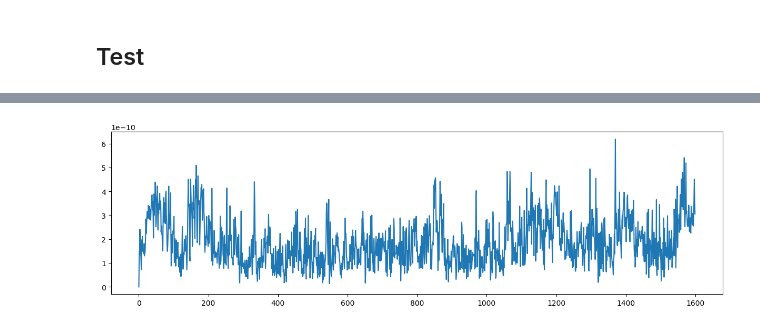
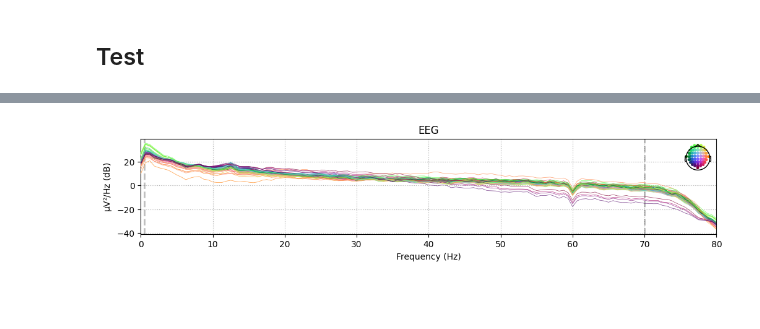
Before and after one commit to gjoelbye/TCAV-BENDR, a Jupyter notebook: notebooks/development-anders.ipynb, the cells around one changed output, grey strips where cells are left out. Saved outputs shown, nothing was run; the diff lists cells and outputs as text; code cells hidden in the pictures; blank space fills up the shorter version.

```diff
--- a/notebooks/development-anders.ipynb
+++ b/notebooks/development-anders.ipynb
@@ -65,6 +16,11 @@ stc = mne.minimum_norm.apply_inverse_raw(raw, inv, lambda2, method=method,
-# %%
-fig, ax = plt.subplots(1, 1, figsize = (15, 4))
-ax.plot(stc.data[0, :])
-plt.show()
-# %% [output]
-[figure, removed]
+# %%
+edf_file_path = 'notebooks/S001R10.edf'
+# %%
+subjects_dir, subject, trans, src_path, bem_path = get_fsaverage()
+raw = get_raw(edf_file_path)
+
+fig, ax = plt.subplots(1, 1, figsize=(12, 2))
+raw.compute_psd(verbose = False).plot(axes = ax)
+plt.show()
+# %% [output]
+[figure, added]
```
Also changed, not shown: parts of 19 cells of this notebook, 23 other files.
